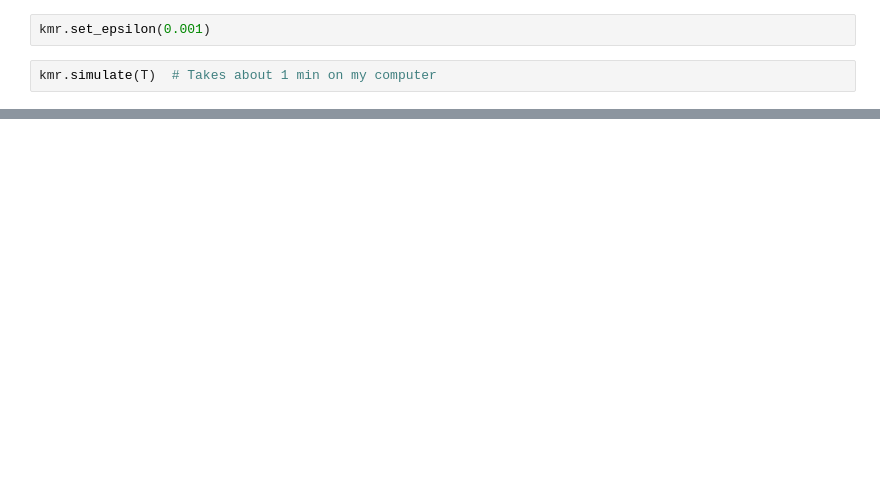
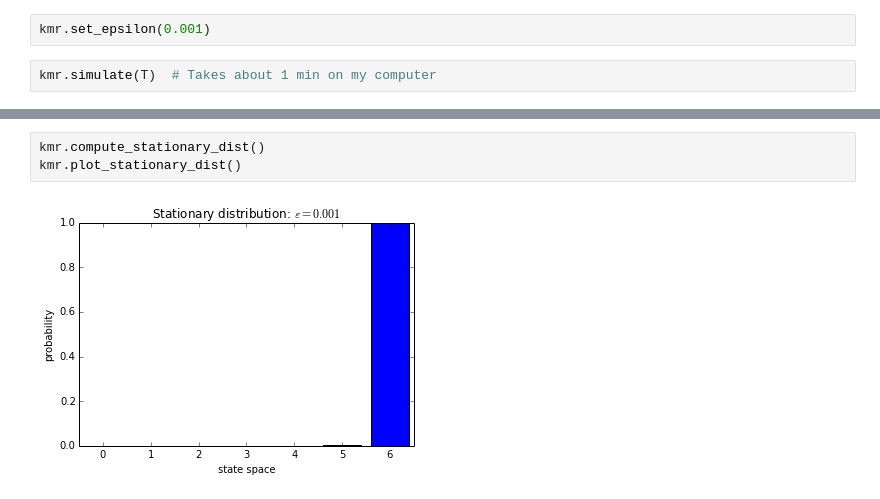
Before and after one commit to fagan2888/stochevolution, a Jupyter notebook: KMR_2x2_example.ipynb, the cells around one changed output, grey strips where cells are left out. Drawn from its saved outputs; the diff is of its cells as text; blank space fills up the shorter version.

```diff
--- a/KMR_2x2_example.ipynb
+++ b/KMR_2x2_example.ipynb
@@ -34,0 +40,5 @@ kmr.plot_emprical_distribution()
+# %%
+kmr.compute_stationary_dist()
+kmr.plot_stationary_dist()
+# %% [output]
+[figure, added]
```
Also changed, not shown: parts of 5 cells of this notebook, 1 other file.
